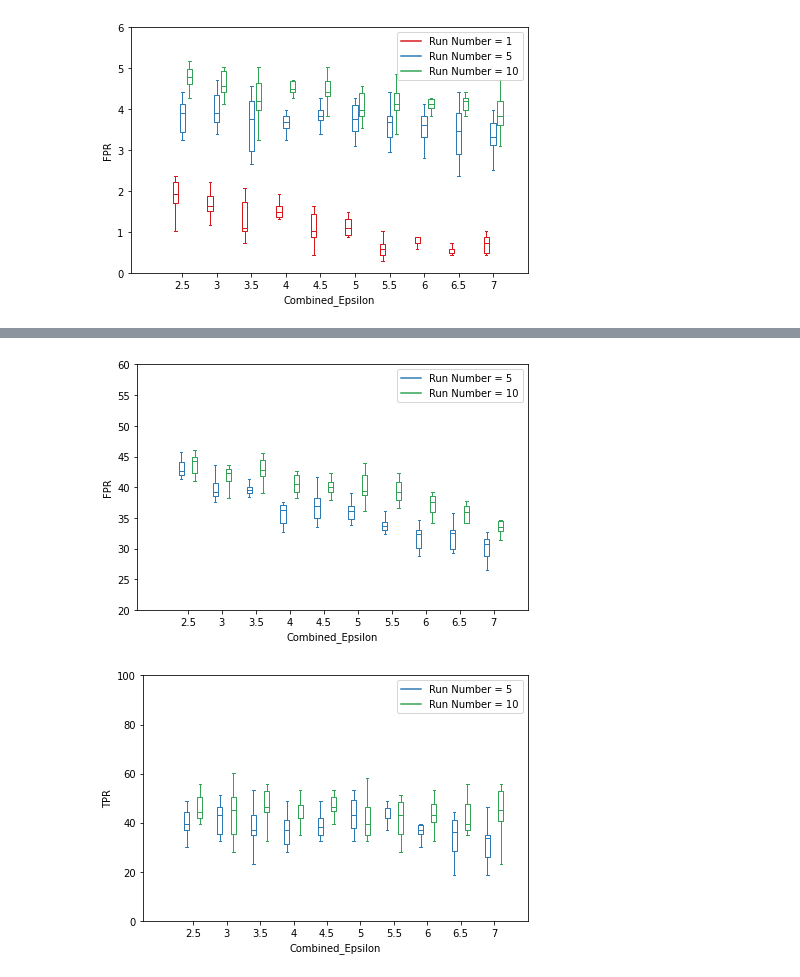
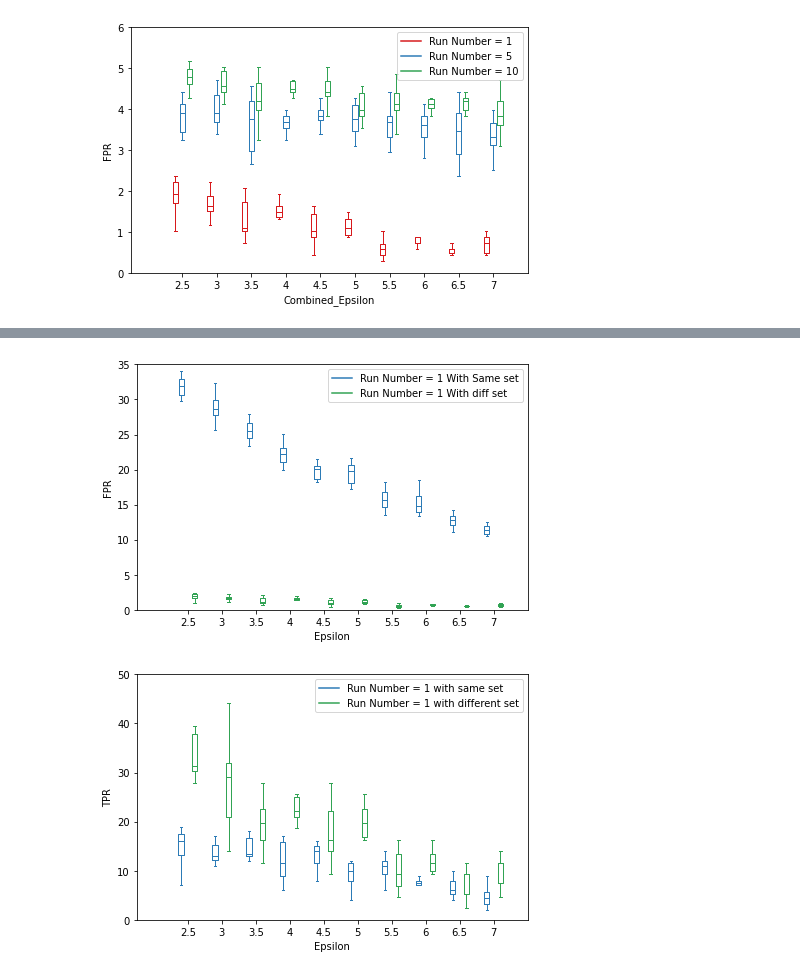
Before and after one commit to snpushpi/Covid19_Contact_tracing_repo_beta, a Jupyter notebook: Data_Analysis_part5_With_Bigger_Dataset.ipynb, the cells around one changed output, grey strips where cells are left out. Cells and saved outputs as stored; diff of their text form; code cells hidden in the pictures.

```diff
--- a/Data_Analysis_part5_With_Bigger_Dataset.ipynb
+++ b/Data_Analysis_part5_With_Bigger_Dataset.ipynb
@@ -486,6 +586,8 @@ group_list_tpr5_same = []
 group_list_fpr5_same = []
 group_list_tpr10_same = []
 group_list_fpr10_same = []
+group_list_tpr1_same = []
+group_list_fpr1_same = []
 eps1 = [2.5,3,3.5,4,4.5,5,5.5,6,6.5,7]
 eps5 = []
 eps10 = []
@@ -500,6 +602,13 @@ for elt in eps1:
         temp_list2.append(e[(elt,1)][1])
     group_list_tpr1.append(temp_list1)
     group_list_fpr1.append(temp_list2)
+    temp_list1 = []
+    temp_list2 = []
+    for e in main_list_same1:
+        temp_list1.append(e[(elt,1)][0])
+        temp_list2.append(e[(elt,1)][1])
+    group_list_tpr1_same.append(temp_list1)
+    group_list_fpr1_same.append(temp_list2)
 
 for elt in eps5:
     temp_list1 = []
@@ -543,6 +652,8 @@ group_list_tpr5_same = tpr_list_generator(group_list_tpr5_same)
 group_list_fpr5_same = fpr_list_generator(group_list_fpr5_same)
 group_list_tpr10_same = tpr_list_generator(group_list_tpr10_same)
 group_list_fpr10_same = fpr_list_generator(group_list_fpr10_same)
+grpup_list_tpr1_same = tpr_list_generator(group_list_tpr1_same)
+group_list_fpr1_same = fpr_list_generator(group_list_fpr1_same)
 # %%
 import matplotlib.pyplot as plt
 import numpy as np
@@ -633,61 +818,61 @@ def set_box_color(bp, color):
 fig = plt.figure()
 fig.patch.set_facecolor('xkcd:white')
 
-bpl = plt.boxplot(group_list_fpr5_same, positions=np.array(range(len(group_list_fpr5_same)))*2.0-0.4, sym='', widths = 0.3)
-bpr = plt.boxplot(group_list_fpr10_same, positions=np.array(range(len(group_list_fpr10_same)))*2.0+0.4, sym='', widths = 0.3)
+bpl = plt.boxplot(group_list_fpr1_same, positions=np.array(range(len(group_list_fpr1_same)))*2.0-0.4, sym='', widths = 0.3)
+bpr = plt.boxplot(group_list_fpr1, positions=np.array(range(len(group_list_fpr1)))*2.0+0.4, sym='', widths = 0.3)
 #set_box_color(bpl, '#D7191C') # colors are from http://colorbrewer2.org/
 set_box_color(bpl, '#2C7BB6')
 set_box_color(bpr, '#31A354')
 
 # draw temporary red and blue lines and use them to create a legend
 #plt.plot([], c='#D7191C', label='Run Number = 1')
-plt.plot([], c='#2C7BB6', label='Run Number = 5')
-plt.plot([], c='#31A354', label='Run Number = 10')
+plt.plot([], c='#2C7BB6', label='Run Number = 1 With Same set')
+plt.plot([], c='#31A354', label='Run Number = 1 With diff set')
 plt.legend()
 
 plt.xticks(range(0, len(ticks) * 2, 2), ticks)
 plt.xlim(-3, len(ticks)*2)
-plt.ylim(20,60)
+plt.ylim(0,35)
 plt.tight_layout()
-plt.xlabel("Combined_Epsilon")
+plt.xlabel("Epsilon")
 plt.ylabel("FPR")
 plt.savefig('boxcompare.png')
 # %% [output]
-[figure, old version]
+[figure, new version]
 # %%
 import matplotlib.pyplot as plt
 import numpy as np
 
 
 ticks = eps1
 
 def set_box_color(bp, color):
     plt.setp(bp['boxes'], color=color)
     plt.setp(bp['whiskers'], color=color)
     plt.setp(bp['caps'], color=color)
     plt.setp(bp['medians'], color=color)
 
 fig = plt.figure()
 fig.patch.set_facecolor('xkcd:white')
 
-bpl = plt.boxplot(group_list_tpr5_same, positions=np.array(range(len(group_list_tpr5_same)))*2.0-0.4, sym='', widths = 0.3)
-bpr = plt.boxplot(group_list_tpr10_same, positions=np.array(range(len(group_list_tpr10_same)))*2.0+0.4, sym='', widths = 0.3)
+bpl = plt.boxplot(group_list_tpr1_same, positions=np.array(range(len(group_list_tpr1_same)))*2.0-0.4, sym='', widths = 0.3)
+bpr = plt.boxplot(group_list_tpr1, positions=np.array(range(len(group_list_tpr1)))*2.0+0.4, sym='', widths = 0.3)
 #set_box_color(bpl, '#D7191C') # colors are from http://colorbrewer2.org/
 set_box_color(bpl, '#2C7BB6')
 set_box_color(bpr, '#31A354')
 
 # draw temporary red and blue lines and use them to create a legend
 #plt.plot([], c='#D7191C', label='Run Number = 1')
-plt.plot([], c='#2C7BB6', label='Run Number = 5')
-plt.plot([], c='#31A354', label='Run Number = 10')
+plt.plot([], c='#2C7BB6', label='Run Number = 1 with same set')
+plt.plot([], c='#31A354', label='Run Number = 1 with different set')
 plt.legend()
 
 plt.xticks(range(0, len(ticks) * 2, 2), ticks)
 plt.xlim(-3, len(ticks)*2)
-plt.ylim(0,100)
+plt.ylim(0,50)
 plt.tight_layout()
-plt.xlabel("Combined_Epsilon")
+plt.xlabel("Epsilon")
 plt.ylabel("TPR")
 plt.savefig('boxcompare.png')
 # %% [output]
-[figure, old version]
+[figure, new version]
```
Also changed, not shown: parts of 3 cells of this notebook.
